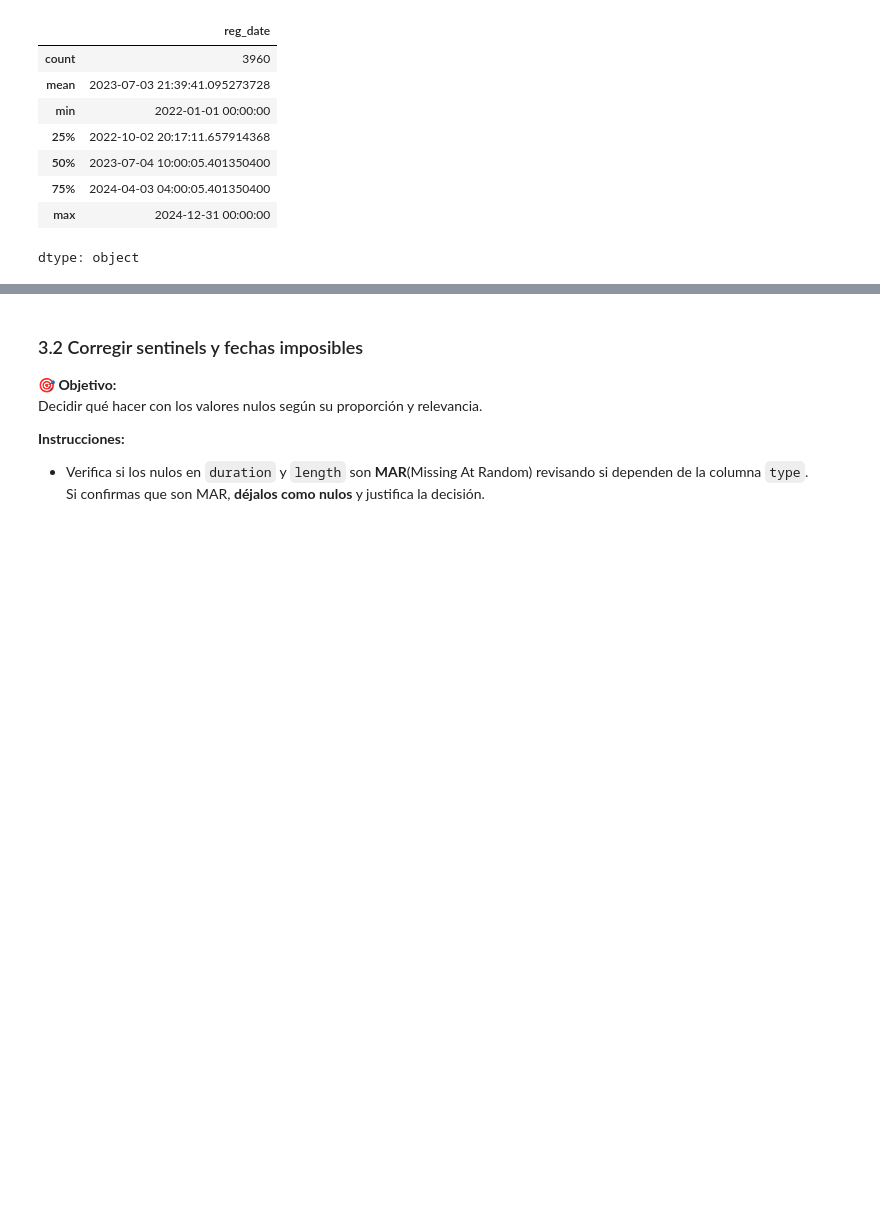
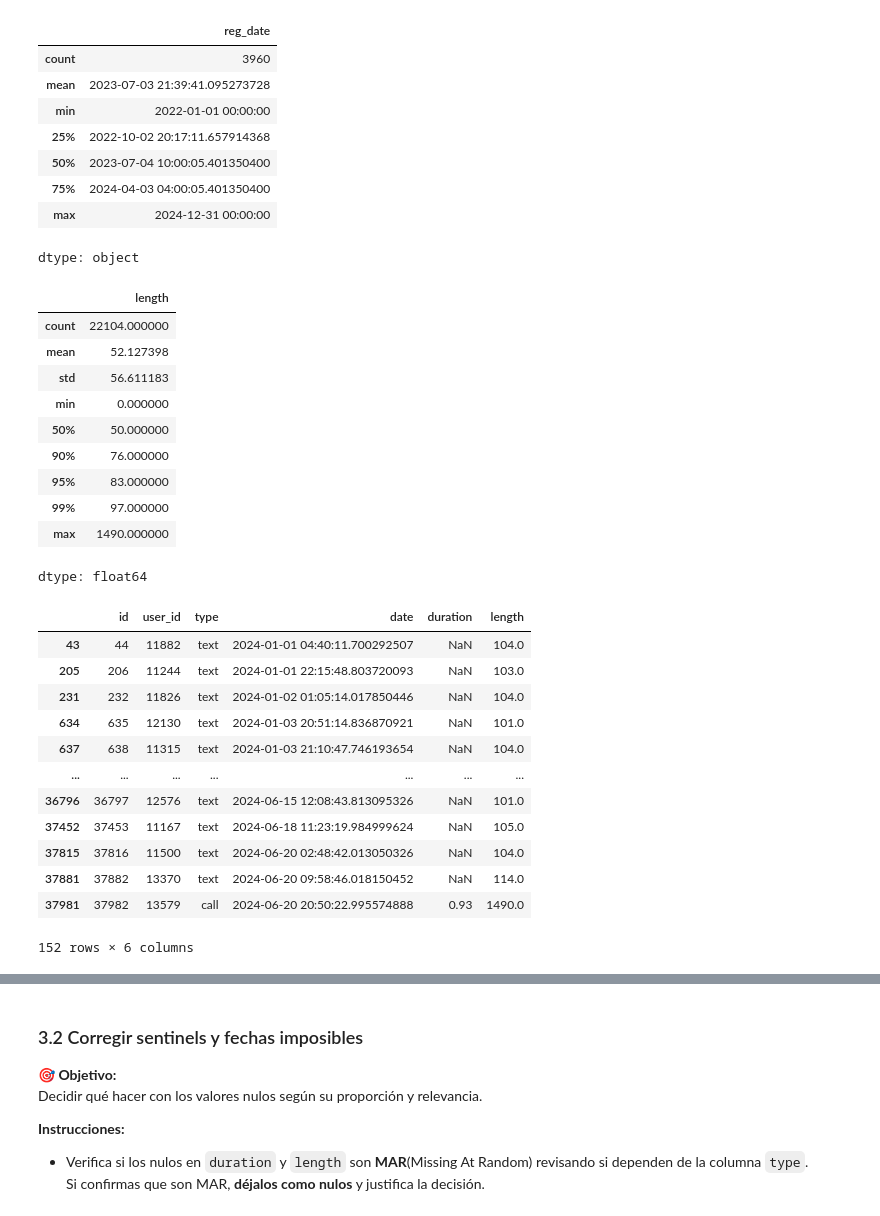
Before and after one commit to FithoGerardo/Analysis-of-a-telecommunications-company, a Jupyter notebook: Fitho_S7 Version-Estudiante-Project-ConnectaTel.ipynb, the cells around one changed output, grey strips where cells are left out. Drawn from its saved outputs; the diff is of its cells as text; code cells hidden in the pictures; blank space fills up the shorter version.

```diff
--- a/Fitho_S7 Version-Estudiante-Project-ConnectaTel.ipynb
+++ b/Fitho_S7 Version-Estudiante-Project-ConnectaTel.ipynb
@@ -707,3 +787,32 @@ usrs['reg_date'].describe()
 | 75% | 2024-04-03 04:00:05.401350400 |
 | max | 2024-12-31 00:00:00 |
 dtype: object
+# %%
+# Checando los posibles outliers de los mensajes
+display(usge['length'].describe(percentiles=[0.90,0.95,0.99]))
+display(usge[usge['length'] > 100])
+# %% [output]
+|  | length |
+| count | 22104.000000 |
+| mean | 52.127398 |
+| std | 56.611183 |
+| min | 0.000000 |
+| 50% | 50.000000 |
+| 90% | 76.000000 |
+| 95% | 83.000000 |
+| 99% | 97.000000 |
+| max | 1490.000000 |
+dtype: float64
+|  | id | user_id | type | date | duration | length |
+| 43 | 44 | 11882 | text | 2024-01-01 04:40:11.700292507 | NaN | 104.0 |
+| 205 | 206 | 11244 | text | 2024-01-01 22:15:48.803720093 | NaN | 103.0 |
+| 231 | 232 | 11826 | text | 2024-01-02 01:05:14.017850446 | NaN | 104.0 |
+| 634 | 635 | 12130 | text | 2024-01-03 20:51:14.836870921 | NaN | 101.0 |
+| 637 | 638 | 11315 | text | 2024-01-03 21:10:47.746193654 | NaN | 104.0 |
+| ... | ... | ... | ... | ... | ... | ... |
+| 36796 | 36797 | 12576 | text | 2024-06-15 12:08:43.813095326 | NaN | 101.0 |
+| 37452 | 37453 | 11167 | text | 2024-06-18 11:23:19.984999624 | NaN | 105.0 |
+| 37815 | 37816 | 11500 | text | 2024-06-20 02:48:42.013050326 | NaN | 104.0 |
+| 37881 | 37882 | 13370 | text | 2024-06-20 09:58:46.018150452 | NaN | 114.0 |
+| 37981 | 37982 | 13579 | call | 2024-06-20 20:50:22.995574888 | 0.93 | 1490.0 |
+152 rows × 6 columns
```
Also changed, not shown: parts of 22 cells of this notebook.
